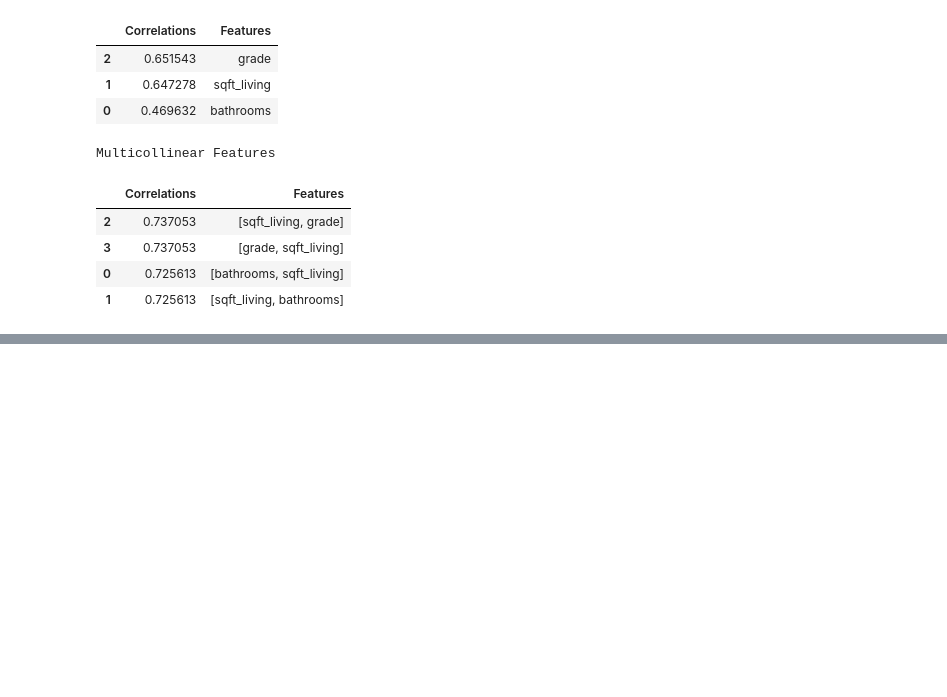
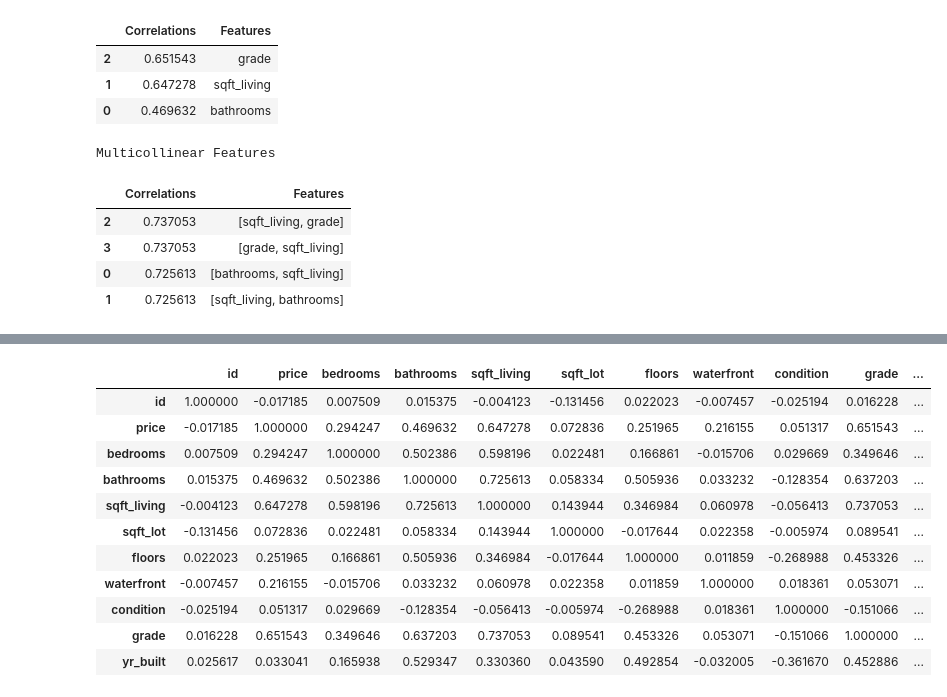
Before and after one commit to clydeochieng/dsc-phase-2-project, a Jupyter notebook: student.ipynb, the cells around one changed output, grey strips where cells are left out. Cells and saved outputs as stored; diff of their text form; code cells hidden in the pictures; blank space fills up the shorter version.

```diff
--- a/student.ipynb
+++ b/student.ipynb
@@ -1155,0 +1160,15 @@ Multicollinear Features
+# %%
+df.corr()
+# %% [output]
+|  | id | price | bedrooms | bathrooms | sqft_living | sqft_lot | floors | waterfront | condition | grade | ... |
+| id | 1.000000 | -0.017185 | 0.007509 | 0.015375 | -0.004123 | -0.131456 | 0.022023 | -0.007457 | -0.025194 | 0.016228 | ... |
+| price | -0.017185 | 1.000000 | 0.294247 | 0.469632 | 0.647278 | 0.072836 | 0.251965 | 0.216155 | 0.051317 | 0.651543 | ... |
+| bedrooms | 0.007509 | 0.294247 | 1.000000 | 0.502386 | 0.598196 | 0.022481 | 0.166861 | -0.015706 | 0.029669 | 0.349646 | ... |
+| bathrooms | 0.015375 | 0.469632 | 0.502386 | 1.000000 | 0.725613 | 0.058334 | 0.505936 | 0.033232 | -0.128354 | 0.637203 | ... |
+| sqft_living | -0.004123 | 0.647278 | 0.598196 | 0.725613 | 1.000000 | 0.143944 | 0.346984 | 0.060978 | -0.056413 | 0.737053 | ... |
+| sqft_lot | -0.131456 | 0.072836 | 0.022481 | 0.058334 | 0.143944 | 1.000000 | -0.017644 | 0.022358 | -0.005974 | 0.089541 | ... |
+| floors | 0.022023 | 0.251965 | 0.166861 | 0.505936 | 0.346984 | -0.017644 | 1.000000 | 0.011859 | -0.268988 | 0.453326 | ... |
+| waterfront | -0.007457 | 0.216155 | -0.015706 | 0.033232 | 0.060978 | 0.022358 | 0.011859 | 1.000000 | 0.018361 | 0.053071 | ... |
+| condition | -0.025194 | 0.051317 | 0.029669 | -0.128354 | -0.056413 | -0.005974 | -0.268988 | 0.018361 | 1.000000 | -0.151066 | ... |
+| grade | 0.016228 | 0.651543 | 0.349646 | 0.637203 | 0.737053 | 0.089541 | 0.453326 | 0.053071 | -0.151066 | 1.000000 | ... |
+| yr_built | 0.025617 | 0.033041 | 0.165938 | 0.529347 | 0.330360 | 0.043590 | 0.492854 | -0.032005 | -0.361670 | 0.452886 | ... |
```
Also changed, not shown: parts of 1 cell of this notebook.
